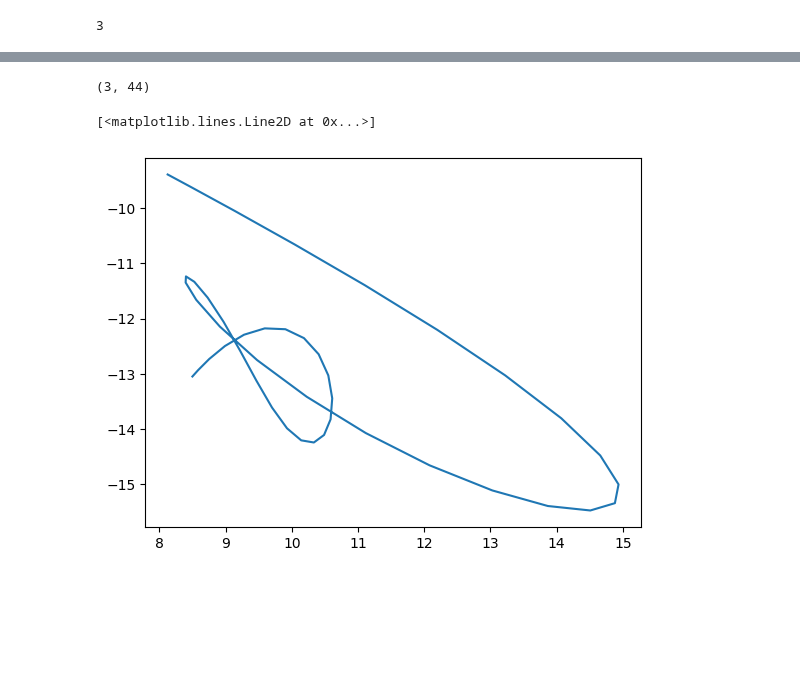
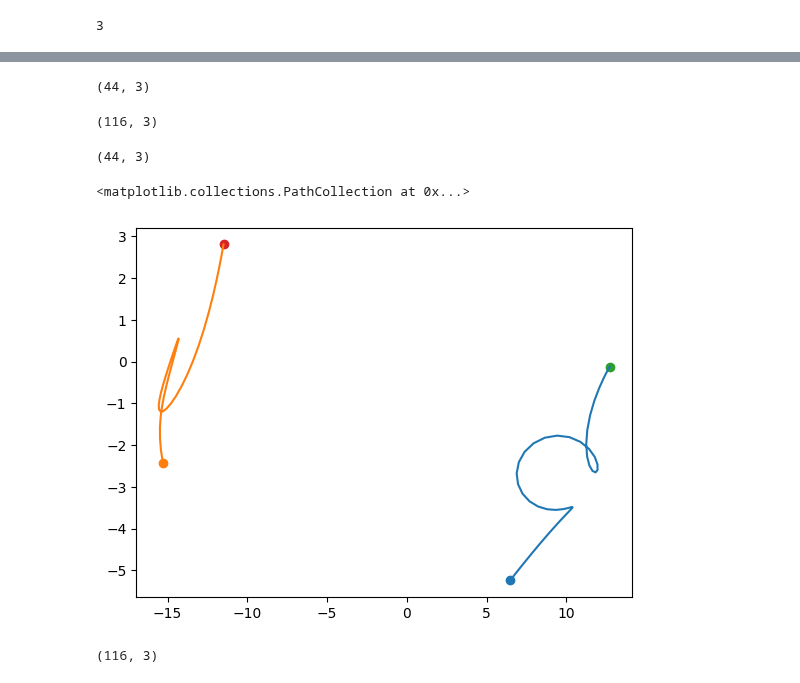
Before and after one commit to hantman-lab/realSpike, a Jupyter notebook: notebooks/dim_reduction/behavior/rb50/rb50_20250125_viz.ipynb, the cells around one changed output, grey strips where cells are left out. Drawn from its saved outputs; the diff is of its cells as text; code cells hidden in the pictures; blank space fills up the shorter version.

```diff
--- a/notebooks/dim_reduction/behavior/rb50/rb50_20250125_viz.ipynb
+++ b/notebooks/dim_reduction/behavior/rb50/rb50_20250125_viz.ipynb
@@ -282,0 +276,2 @@ len(state_means)
+# %%
+trial_no = 0
@@ -364,10 +532,29 @@ a
 # %%
-a[1].T.shape
+b = gaussian_filter1d(state_means[trial_no], 7, axis=0)[lt: lt+gt]
+b.shape
 # %% [output]
-(3, 44)
+(44, 3)
+# %%
+state_means[trial_no].shape
+# %% [output]
+(116, 3)
+# %%
+a[1].shape
+# %% [output]
+(44, 3)
 # %%
-p = gaussian_filter1d(a[1].T, 5, axis=1)
-plt.plot(p[0, :], p[1, :])
+b = gaussian_filter1d(state_means[trial_no], 7, axis=0)[lt: lt+gt]
+p = gaussian_filter1d(a[1], 5, axis=0)
+plt.plot(p[:, 0], p[:, 1])
+plt.plot(b[:, 0], b[:, 1])
+plt.scatter(p[0, 0], p[0, 1])
+plt.scatter(b[0, 0], b[0, 1])
+plt.scatter(p[-1, 0], p[-1, 1])
+plt.scatter(b[-1, 0], b[-1, 1])
 # %% [output]
-[<matplotlib.lines.Line2D at 0x...>]
+<matplotlib.collections.PathCollection at 0x...>
-[figure, old version]
+[figure, new version]
+# %%
+state_means[trial_no].shape
+# %% [output]
+(116, 3)
```
Also changed, not shown: parts of 29 cells of this notebook, 2 other files.
